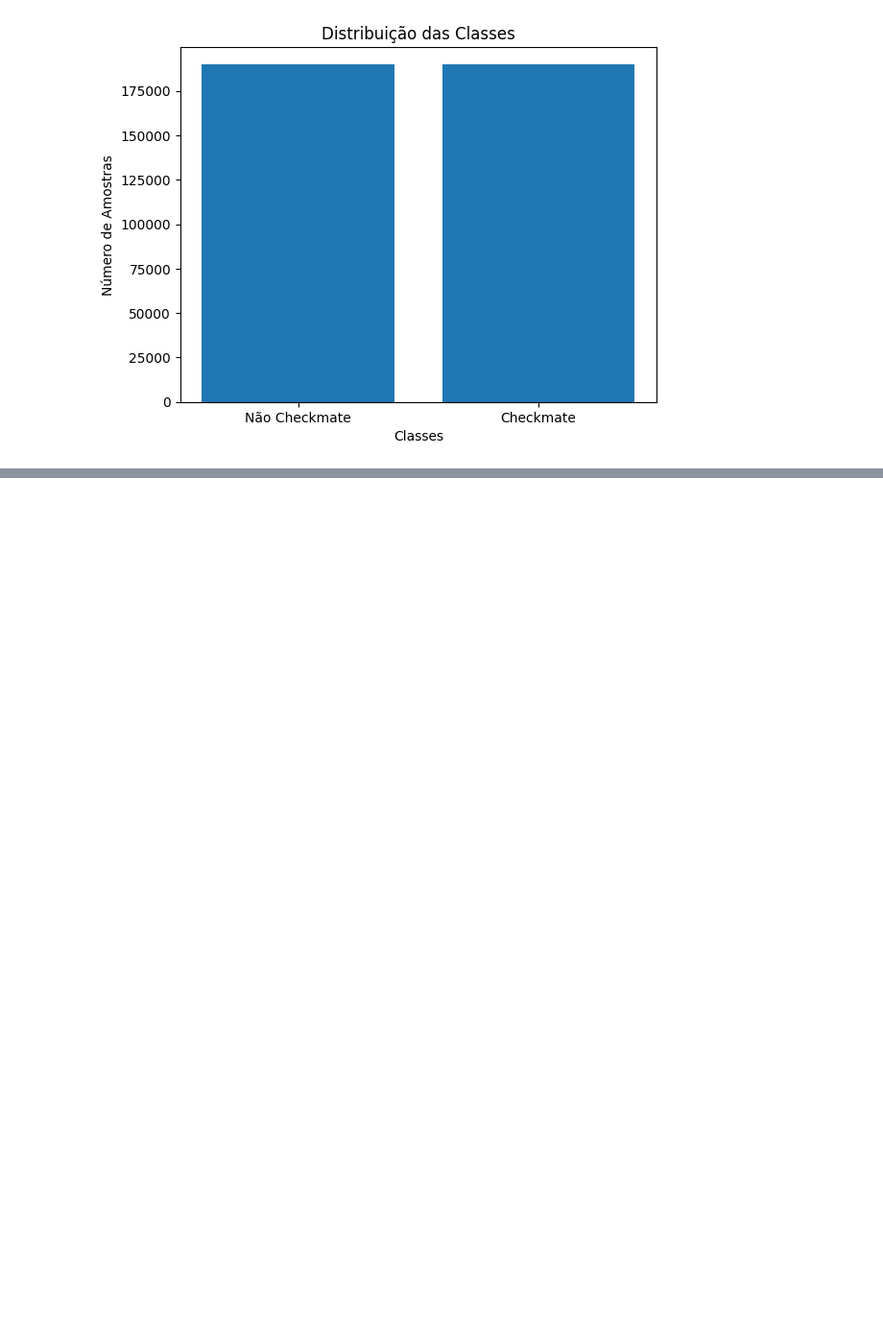
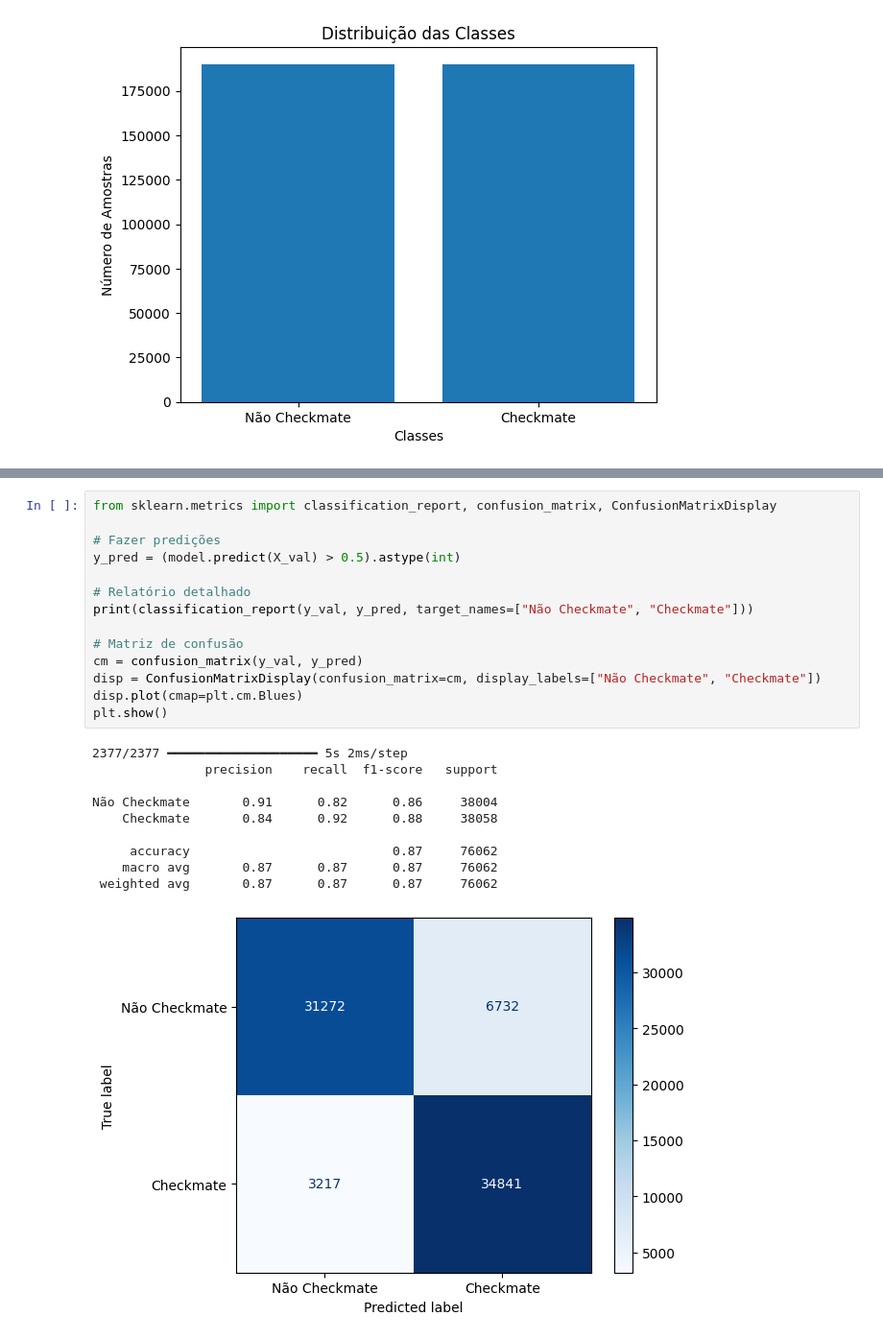
Before and after one commit to Gsdvl/chess-evaluator, a Jupyter notebook: chess-evaluation.ipynb, the cells around one changed output, grey strips where cells are left out. Shown at 96% size. Drawn from its saved outputs; the diff is of its cells as text; blank space fills up the shorter version.

```diff
--- a/chess-evaluation.ipynb
+++ b/chess-evaluation.ipynb
@@ -448,3 +507,28 @@ Acurácia na validação: 0.8534747958183289
+# %%
+from sklearn.metrics import classification_report, confusion_matrix, ConfusionMatrixDisplay
+
+# Fazer predições
+y_pred = (model.predict(X_val) > 0.5).astype(int)
+
+# Relatório detalhado
+print(classification_report(y_val, y_pred, target_names=["Não Checkmate", "Checkmate"]))
+
+# Matriz de confusão
+cm = confusion_matrix(y_val, y_pred)
+disp = ConfusionMatrixDisplay(confusion_matrix=cm, display_labels=["Não Checkmate", "Checkmate"])
+disp.plot(cmap=plt.cm.Blues)
+plt.show()
+# %% [output]
+2377/2377 ━━━━━━━━━━━━━━━━━━━━ 5s 2ms/step
+               precision    recall  f1-score   support
+
+Não Checkmate       0.91      0.82      0.86     38004
+    Checkmate       0.84      0.92      0.88     38058
+
+     accuracy                           0.87     76062
+    macro avg       0.87      0.87      0.87     76062
+ weighted avg       0.87      0.87      0.87     76062
+[figure, added]
 # %%
 import matplotlib.pyplot as plt
 
```
Also changed, not shown: parts of 8 cells of this notebook.
